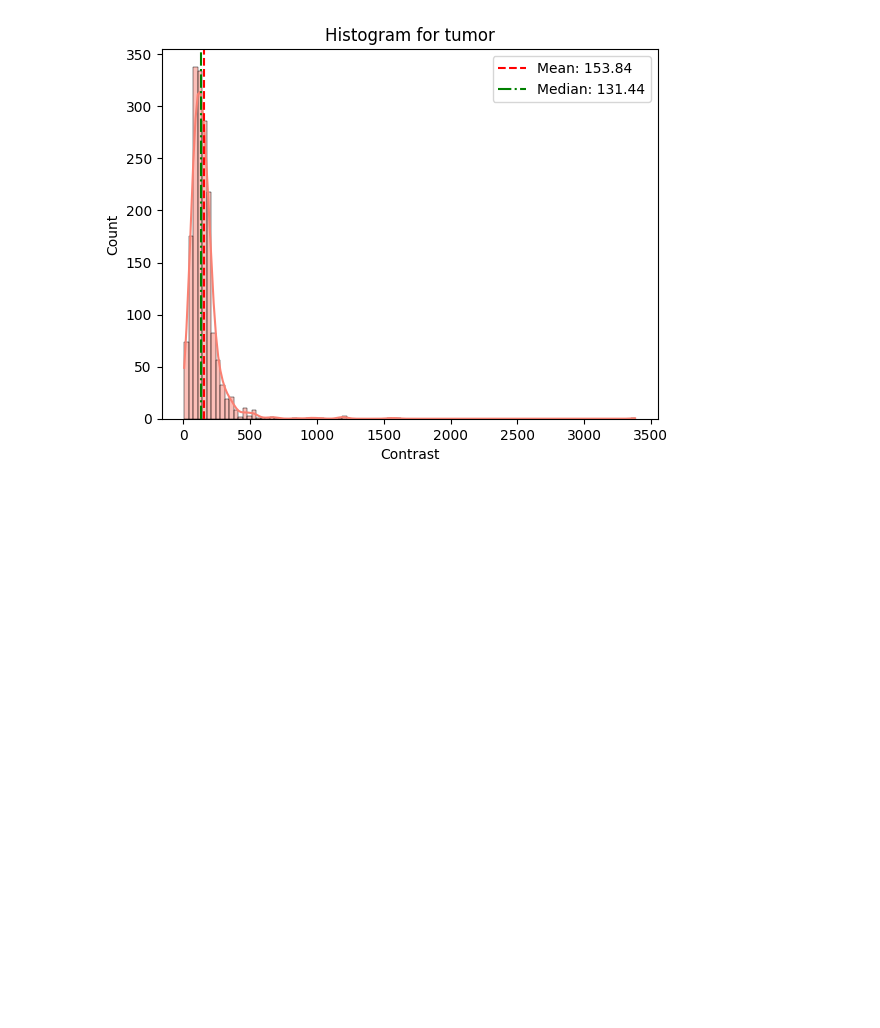
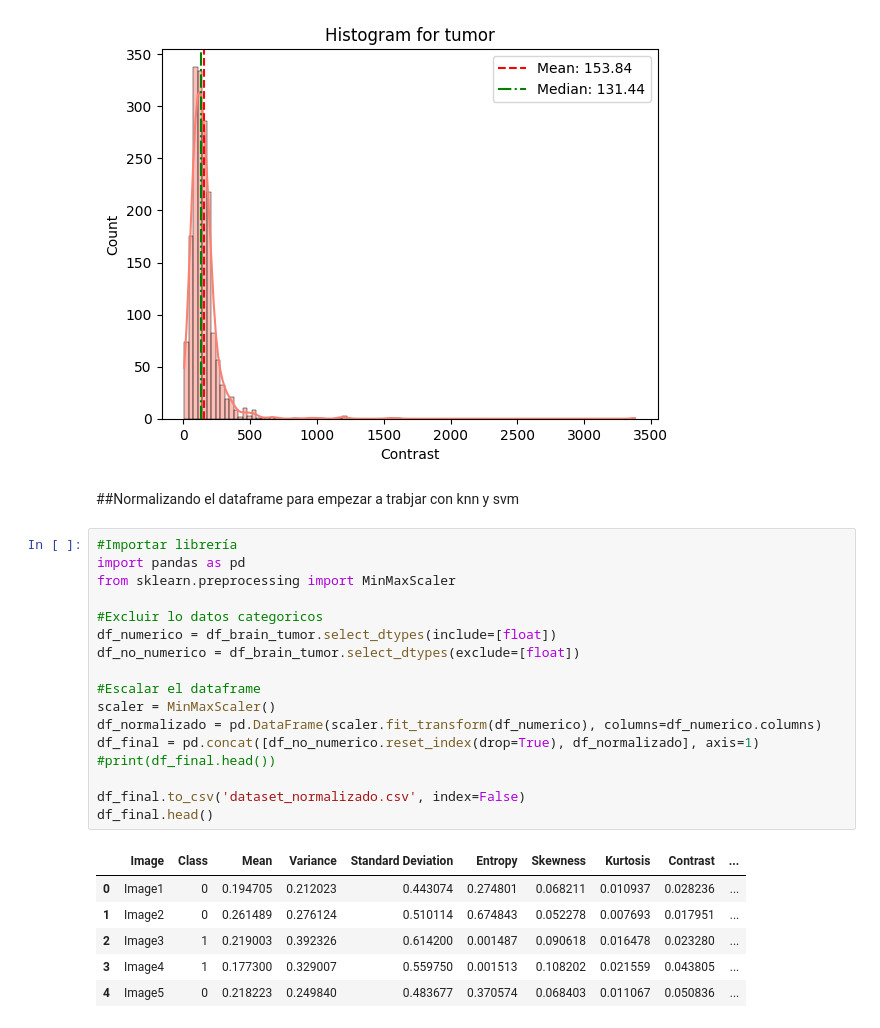
Before and after one commit to andreww44/MachineLearningBrainTumor, a Jupyter notebook: set_limpio_grupo_warmachine_learning.ipynb, the cells around one changed output. Saved outputs shown, nothing was run; the diff lists cells and outputs as text; blank space fills up the shorter version.

```diff
--- a/set_limpio_grupo_warmiche_learning.ipynb
+++ b/set_limpio_grupo_warmachine_learning.ipynb
@@ -401,3 +376,29 @@ plt.title("Histogram for tumor")
 141.3668917198669
 Text(0.5, 1.0, 'Histogram for tumor')
 [figure]
+# %% [markdown]
+##Normalizando el dataframe para empezar a trabjar con knn y svm
+# %%
+#Importar librería
+import pandas as pd
+from sklearn.preprocessing import MinMaxScaler
+
+#Excluir lo datos categoricos
+df_numerico = df_brain_tumor.select_dtypes(include=[float])
+df_no_numerico = df_brain_tumor.select_dtypes(exclude=[float])
+
+#Escalar el dataframe
+scaler = MinMaxScaler()
+df_normalizado = pd.DataFrame(scaler.fit_transform(df_numerico), columns=df_numerico.columns)
+df_final = pd.concat([df_no_numerico.reset_index(drop=True), df_normalizado], axis=1)
+#print(df_final.head())
+
+df_final.to_csv('dataset_normalizado.csv', index=False)
+df_final.head()
+# %% [output]
+|  | Image | Class | Mean | Variance | Standard Deviation | Entropy | Skewness | Kurtosis | Contrast | ... |
+| 0 | Image1 | 0 | 0.194705 | 0.212023 | 0.443074 | 0.274801 | 0.068211 | 0.010937 | 0.028236 | ... |
+| 1 | Image2 | 0 | 0.261489 | 0.276124 | 0.510114 | 0.674843 | 0.052278 | 0.007693 | 0.017951 | ... |
+| 2 | Image3 | 1 | 0.219003 | 0.392326 | 0.614200 | 0.001487 | 0.090618 | 0.016478 | 0.023280 | ... |
+| 3 | Image4 | 1 | 0.177300 | 0.329007 | 0.559750 | 0.001513 | 0.108202 | 0.021559 | 0.043805 | ... |
+| 4 | Image5 | 0 | 0.218223 | 0.249840 | 0.483677 | 0.370574 | 0.068403 | 0.011067 | 0.050836 | ... |
```
Also changed, not shown: parts of 4 cells of this notebook, 1 other file.
